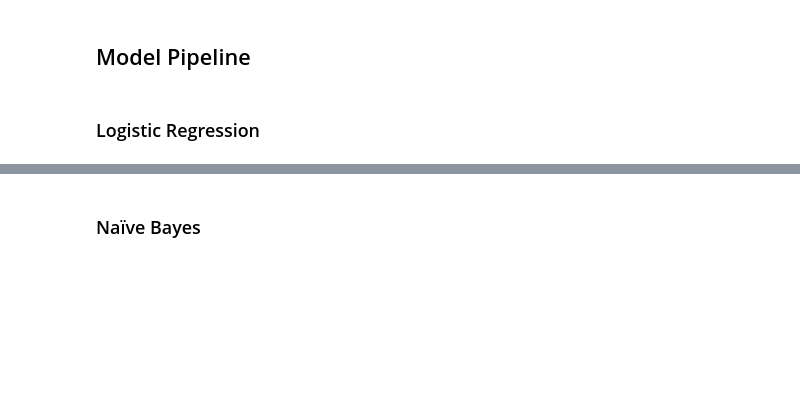
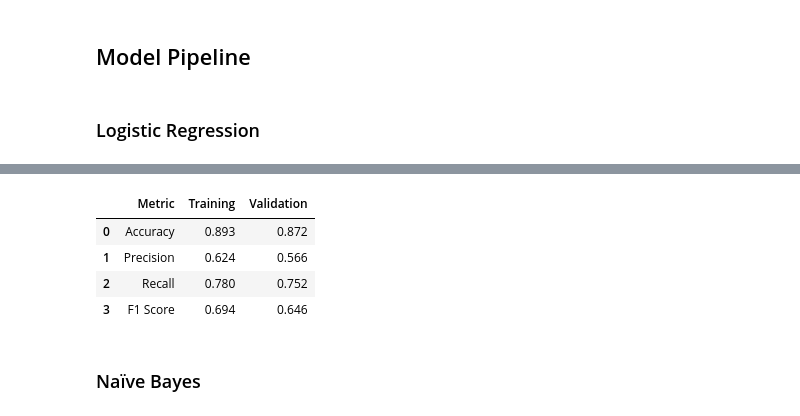
Before and after one commit to Lvl-Up-Slime/CAI_4105_2026_Fall_Team_6, a Jupyter notebook: challenge2/Challenge2.ipynb, the cells around one changed output, grey strips where cells are left out. Saved outputs shown, nothing was run; the diff lists cells and outputs as text; code cells hidden in the pictures; blank space fills up the shorter version.

```diff
--- a/challenge2/Challenge2.ipynb
+++ b/challenge2/Challenge2.ipynb
@@ -187,3 +259,35 @@ display(logistic_weights.round(3))
+# %%
+# --- 1. Generate Predictions on Training and Holdout Sets ---
+# Use the refitted best Logistic Regression pipeline for class and probability predictions
+y_train_pred = best_logistic_pipe.predict(X_train)
+y_valid_pred = best_logistic_pipe.predict(X_valid)
+y_valid_prob = best_logistic_pipe.predict_proba(X_valid)[:, 1]
+
+# --- 2. Build Classification Metrics Comparison Table ---
+# Evaluate Accuracy, Precision, Recall, and F1 Score side-by-side on train vs. validation
+metrics_comparison = pd.DataFrame({
+    "Metric": ["Accuracy", "Precision", "Recall", "F1 Score"],
+    "Training": [
+        accuracy_score(y_train, y_train_pred),
+        precision_score(y_train, y_train_pred, zero_division=0),
+        recall_score(y_train, y_train_pred, zero_division=0),
+        f1_score(y_train, y_train_pred, zero_division=0),
+    ],
+    "Validation": [
+        accuracy_score(y_valid, y_valid_pred),
+        precision_score(y_valid, y_valid_pred, zero_division=0),
+        recall_score(y_valid, y_valid_pred, zero_division=0),
+        f1_score(y_valid, y_valid_pred, zero_division=0),
+    ],
+})
+
+display(metrics_comparison.round(3))
+# %% [output]
+|  | Metric | Training | Validation |
+| 0 | Accuracy | 0.893 | 0.872 |
+| 1 | Precision | 0.624 | 0.566 |
+| 2 | Recall | 0.780 | 0.752 |
+| 3 | F1 Score | 0.694 | 0.646 |
 # %% [markdown]
 ### Naïve Bayes
 # %%
```
Also changed, not shown: parts of 7 cells of this notebook.
